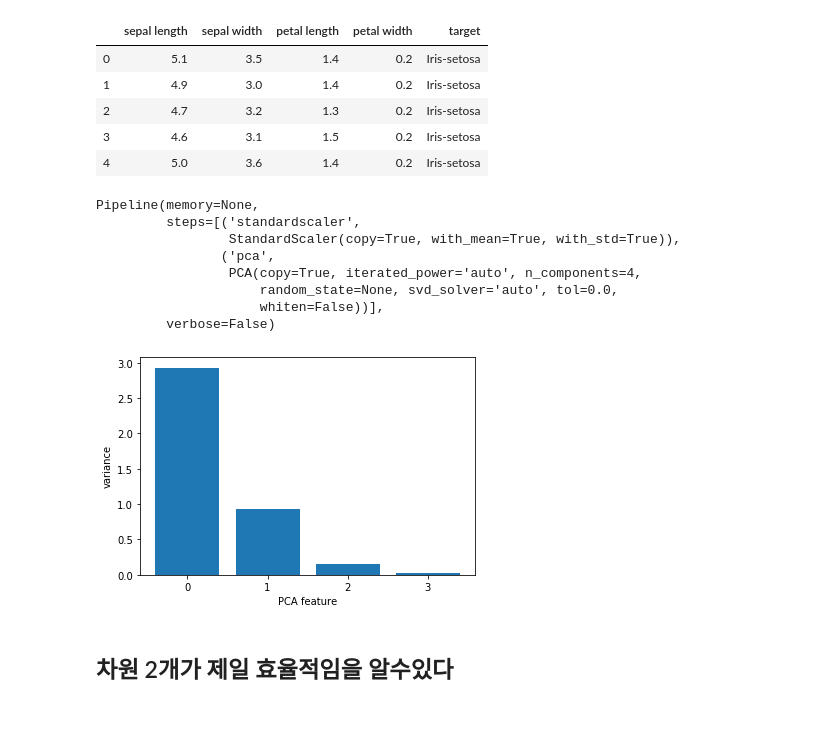
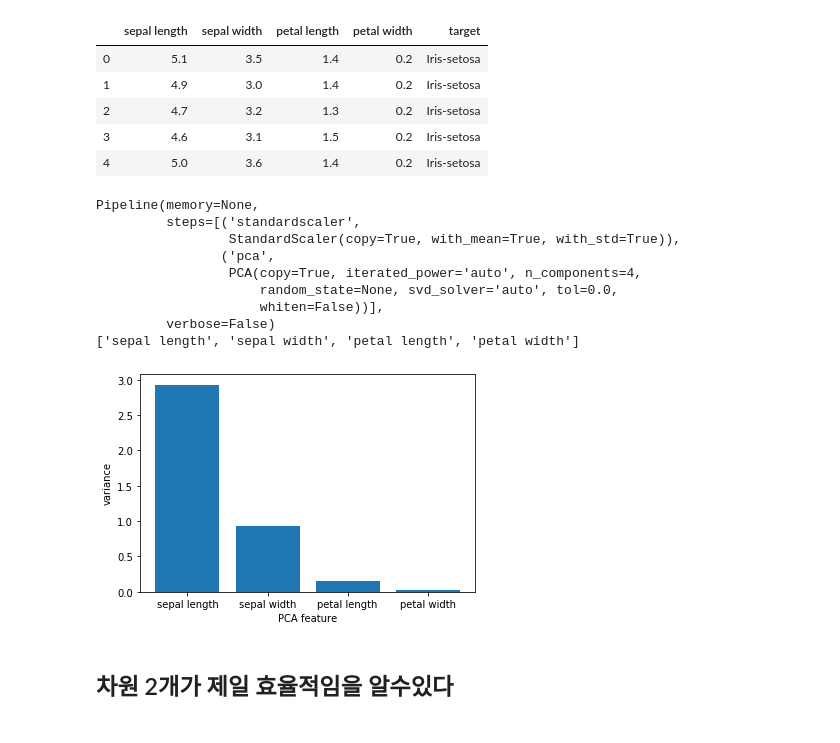
Before and after one commit to taeyoung02/machine-deep-running, a Jupyter notebook: pca 주성분분석.ipynb, the cells around one changed output. Cells and saved outputs as stored; diff of their text form; code cells hidden in the pictures.

```diff
--- a/pca 주성분분석.ipynb
+++ b/pca 주성분분석.ipynb
@@ -22,32 +22,34 @@ import matplotlib.pyplot as plt
 # %%
 
 # Create scaler: scaler
 #StandardScaler() = 데이터를 조정하여 평균을0, 분산을 1로만들음
 
 # Create pipeline: pipeline
 pca=PCA(n_components=4)#차원의 수 결정
 
 # 연속된 변환을 순서대로 처리할 수 있도록 도와주는 pipeline
 pipeline = make_pipeline(StandardScaler(),pca)
 print(pipeline)
 # Fit the pipeline to 'samples'
 pipeline.fit(data.drop(['target'], axis=1).values )
 
+features = ['sepal length', 'sepal width', 'petal length', 'petal width']
 plt.bar(features, pca.explained_variance_)#분산(정보량) 분석
 plt.xlabel('PCA feature')
 plt.ylabel('variance')
 plt.xticks(range(pca.n_components_))#xticks 눈금 조정. 여기서 정수0~4까지가 눈금
 plt.show()
 # %% [output]
 Pipeline(memory=None,
          steps=[('standardscaler',
                  StandardScaler(copy=True, with_mean=True, with_std=True)),
                 ('pca',
                  PCA(copy=True, iterated_power='auto', n_components=4,
                      random_state=None, svd_solver='auto', tol=0.0,
                      whiten=False))],
          verbose=False)
+['sepal length', 'sepal width', 'petal length', 'petal width']
-[figure, old version]
+[figure, new version]
 # %% [markdown]
 ## 차원 2개가 제일 효율적임을 알수있다
 #
```
Also changed, not shown: parts of 1 cell of this notebook, 8 other files.
